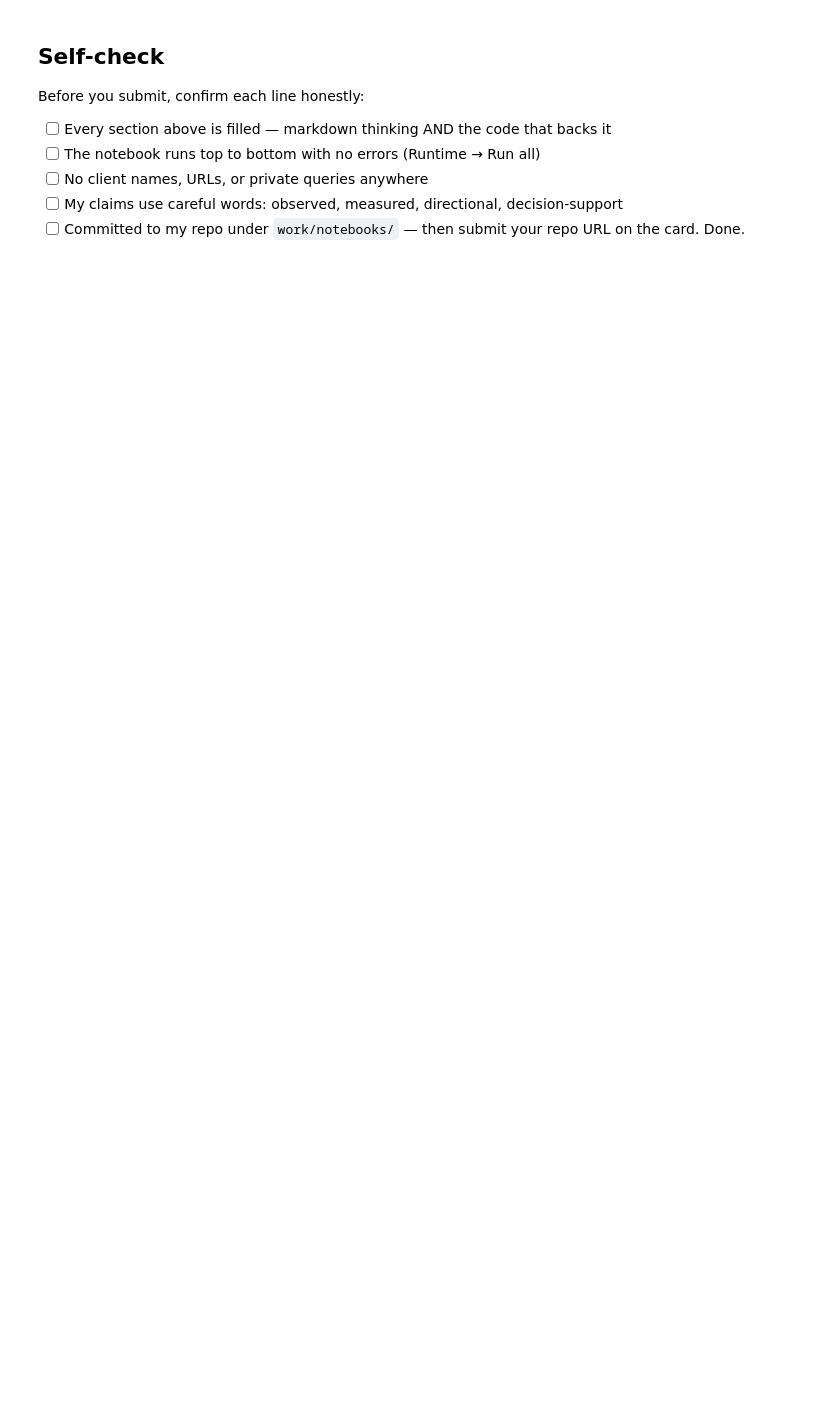
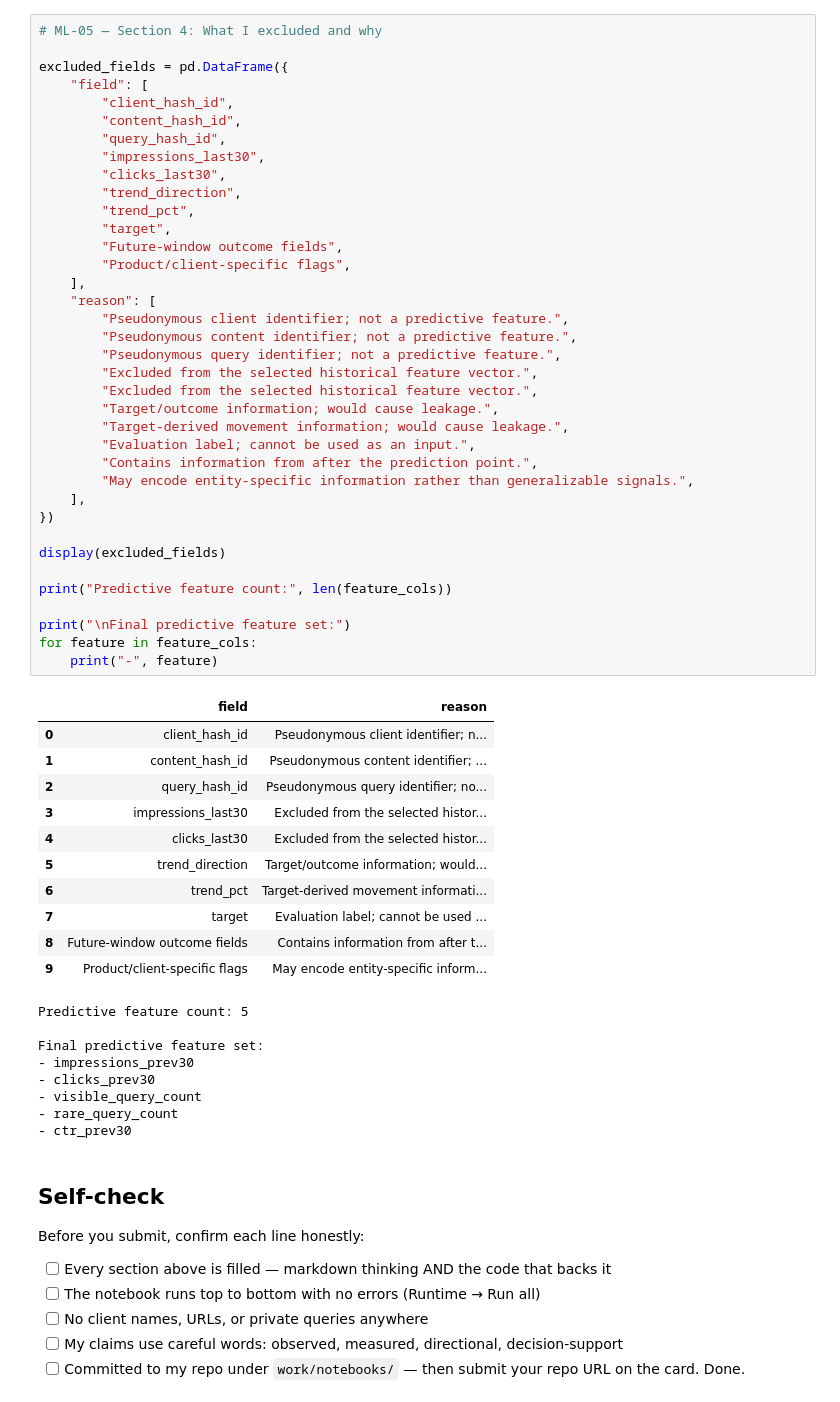
Before and after one commit to MohammadAqaNoori/flyrank-ml-internship, a Jupyter notebook: work/notebooks/w03_feature_leakage_check.ipynb, the cells around one changed output. Cells and saved outputs as stored; diff of their text form; blank space fills up the shorter version.

```diff
--- a/work/notebooks/w03_feature_leakage_check.ipynb
+++ b/work/notebooks/w03_feature_leakage_check.ipynb
@@ -37,3 +306,60 @@ This skeleton is yours to fill. Work the sections **in order** — each one has
+# %%
+# ML-05 — Section 4: What I excluded and why
+
+excluded_fields = pd.DataFrame({
+    "field": [
+        "client_hash_id",
+        "content_hash_id",
+        "query_hash_id",
+        "impressions_last30",
+        "clicks_last30",
+        "trend_direction",
+        "trend_pct",
+        "target",
+        "Future-window outcome fields",
+        "Product/client-specific flags",
+    ],
+    "reason": [
+        "Pseudonymous client identifier; not a predictive feature.",
+        "Pseudonymous content identifier; not a predictive feature.",
+        "Pseudonymous query identifier; not a predictive feature.",
+        "Excluded from the selected historical feature vector.",
+        "Excluded from the selected historical feature vector.",
+        "Target/outcome information; would cause leakage.",
+        "Target-derived movement information; would cause leakage.",
+        "Evaluation label; cannot be used as an input.",
+        "Contains information from after the prediction point.",
+        "May encode entity-specific information rather than generalizable signals.",
+    ],
+})
+
+display(excluded_fields)
+
+print("Predictive feature count:", len(feature_cols))
+
+print("\nFinal predictive feature set:")
+for feature in feature_cols:
+    print("-", feature)
+# %% [output]
+|  | field | reason |
+| 0 | client_hash_id | Pseudonymous client identifier; n... |
+| 1 | content_hash_id | Pseudonymous content identifier; ... |
+| 2 | query_hash_id | Pseudonymous query identifier; no... |
+| 3 | impressions_last30 | Excluded from the selected histor... |
+| 4 | clicks_last30 | Excluded from the selected histor... |
+| 5 | trend_direction | Target/outcome information; would... |
+| 6 | trend_pct | Target-derived movement informati... |
+| 7 | target | Evaluation label; cannot be used ... |
+| 8 | Future-window outcome fields | Contains information from after t... |
+| 9 | Product/client-specific flags | May encode entity-specific inform... |
+Predictive feature count: 5
+
+Final predictive feature set:
+- impressions_prev30
+- clicks_prev30
+- visible_query_count
+- rare_query_count
+- ctr_prev30
 # %% [markdown]
 ## Self-check
 
```
Also changed, not shown: parts of 18 cells of this notebook.
